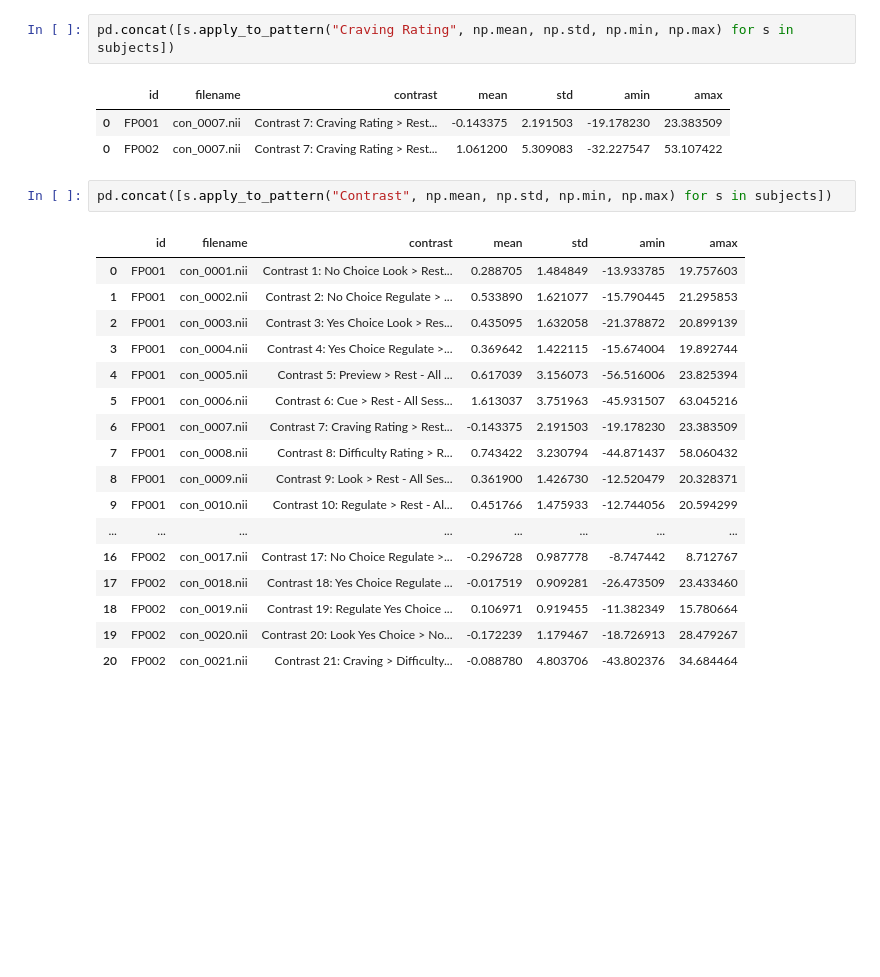
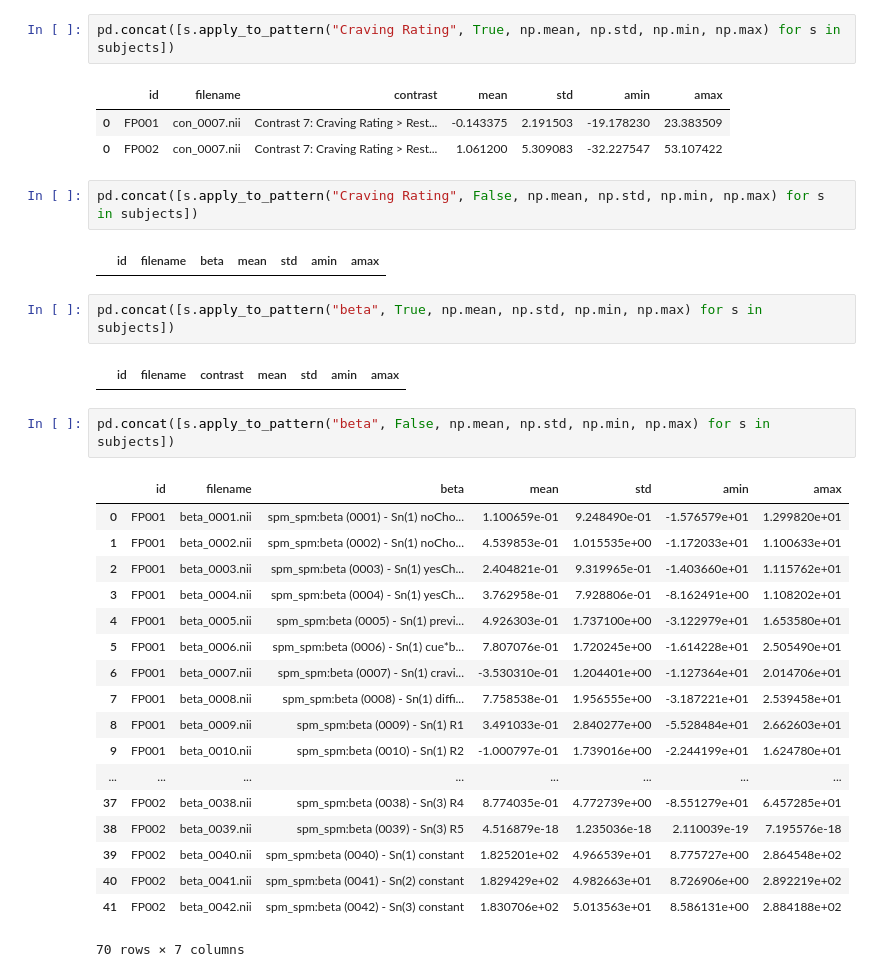
Before and after one commit to brainhack-eugene/model_check, a Jupyter notebook: check_fx.ipynb, the cells around one changed output. Drawn from its saved outputs; the diff is of its cells as text; blank space fills up the shorter version.

```diff
--- a/check_fx.ipynb
+++ b/check_fx.ipynb
@@ -68,26 +105,35 @@ Calculate summary stats (e.g., mean, SD, min, max) for each contrast image speci
 # %%
-pd.concat([s.apply_to_pattern("Craving Rating", np.mean, np.std, np.min, np.max) for s in subjects])
+pd.concat([s.apply_to_pattern("Craving Rating", True, np.mean, np.std, np.min, np.max) for s in subjects])
 # %% [output]
 |  | id | filename | contrast | mean | std | amin | amax |
 | 0 | FP001 | con_0007.nii | Contrast 7: Craving Rating > Rest... | -0.143375 | 2.191503 | -19.178230 | 23.383509 |
 | 0 | FP002 | con_0007.nii | Contrast 7: Craving Rating > Rest... | 1.061200 | 5.309083 | -32.227547 | 53.107422 |
+# %%
+pd.concat([s.apply_to_pattern("Craving Rating", False, np.mean, np.std, np.min, np.max) for s in subjects])
+# %% [output]
+|  | id | filename | beta | mean | std | amin | amax |
 # %%
-pd.concat([s.apply_to_pattern("Contrast", np.mean, np.std, np.min, np.max) for s in subjects])
+pd.concat([s.apply_to_pattern("beta", True, np.mean, np.std, np.min, np.max) for s in subjects])
 # %% [output]
 |  | id | filename | contrast | mean | std | amin | amax |
-| 0 | FP001 | con_0001.nii | Contrast 1: No Choice Look > Rest... | 0.288705 | 1.484849 | -13.933785 | 19.757603 |
-| 1 | FP001 | con_0002.nii | Contrast 2: No Choice Regulate > ... | 0.533890 | 1.621077 | -15.790445 | 21.295853 |
-| 2 | FP001 | con_0003.nii | Contrast 3: Yes Choice Look > Res... | 0.435095 | 1.632058 | -21.378872 | 20.899139 |
-| 3 | FP001 | con_0004.nii | Contrast 4: Yes Choice Regulate >... | 0.369642 | 1.422115 | -15.674004 | 19.892744 |
-| 4 | FP001 | con_0005.nii | Contrast 5: Preview > Rest - All ... | 0.617039 | 3.156073 | -56.516006 | 23.825394 |
-| 5 | FP001 | con_0006.nii | Contrast 6: Cue > Rest - All Sess... | 1.613037 | 3.751963 | -45.931507 | 63.045216 |
-| 6 | FP001 | con_0007.nii | Contrast 7: Craving Rating > Rest... | -0.143375 | 2.191503 | -19.178230 | 23.383509 |
-| 7 | FP001 | con_0008.nii | Contrast 8: Difficulty Rating > R... | 0.743422 | 3.230794 | -44.871437 | 58.060432 |
-| 8 | FP001 | con_0009.nii | Contrast 9: Look > Rest - All Ses... | 0.361900 | 1.426730 | -12.520479 | 20.328371 |
-| 9 | FP001 | con_0010.nii | Contrast 10: Regulate > Rest - Al... | 0.451766 | 1.475933 | -12.744056 | 20.594299 |
-| ... | ... | ... | ... | ... | ... | ... | ... |
-| 16 | FP002 | con_0017.nii | Contrast 17: No Choice Regulate >... | -0.296728 | 0.987778 | -8.747442 | 8.712767 |
-| 17 | FP002 | con_0018.nii | Contrast 18: Yes Choice Regulate ... | -0.017519 | 0.909281 | -26.473509 | 23.433460 |
-| 18 | FP002 | con_0019.nii | Contrast 19: Regulate Yes Choice ... | 0.106971 | 0.919455 | -11.382349 | 15.780664 |
-| 19 | FP002 | con_0020.nii | Contrast 20: Look Yes Choice > No... | -0.172239 | 1.179467 | -18.726913 | 28.479267 |
-| 20 | FP002 | con_0021.nii | Contrast 21: Craving > Difficulty... | -0.088780 | 4.803706 | -43.802376 | 34.684464 |
+# %%
+pd.concat([s.apply_to_pattern("beta", False, np.mean, np.std, np.min, np.max) for s in subjects])
+# %% [output]
+|  | id | filename | beta | mean | std | amin | amax |
+| 0 | FP001 | beta_0001.nii | spm_spm:beta (0001) - Sn(1) noCho... | 1.100659e-01 | 9.248490e-01 | -1.576579e+01 | 1.299820e+01 |
+| 1 | FP001 | beta_0002.nii | spm_spm:beta (0002) - Sn(1) noCho... | 4.539853e-01 | 1.015535e+00 | -1.172033e+01 | 1.100633e+01 |
+| 2 | FP001 | beta_0003.nii | spm_spm:beta (0003) - Sn(1) yesCh... | 2.404821e-01 | 9.319965e-01 | -1.403660e+01 | 1.115762e+01 |
+| 3 | FP001 | beta_0004.nii | spm_spm:beta (0004) - Sn(1) yesCh... | 3.762958e-01 | 7.928806e-01 | -8.162491e+00 | 1.108202e+01 |
+| 4 | FP001 | beta_0005.nii | spm_spm:beta (0005) - Sn(1) previ... | 4.926303e-01 | 1.737100e+00 | -3.122979e+01 | 1.653580e+01 |
+| 5 | FP001 | beta_0006.nii | spm_spm:beta (0006) - Sn(1) cue*b... | 7.807076e-01 | 1.720245e+00 | -1.614228e+01 | 2.505490e+01 |
+| 6 | FP001 | beta_0007.nii | spm_spm:beta (0007) - Sn(1) cravi... | -3.530310e-01 | 1.204401e+00 | -1.127364e+01 | 2.014706e+01 |
+| 7 | FP001 | beta_0008.nii | spm_spm:beta (0008) - Sn(1) diffi... | 7.758538e-01 | 1.956555e+00 | -3.187221e+01 | 2.539458e+01 |
+| 8 | FP001 | beta_0009.nii | spm_spm:beta (0009) - Sn(1) R1 | 3.491033e-01 | 2.840277e+00 | -5.528484e+01 | 2.662603e+01 |
+| 9 | FP001 | beta_0010.nii | spm_spm:beta (0010) - Sn(1) R2 | -1.000797e-01 | 1.739016e+00 | -2.244199e+01 | 1.624780e+01 |
+| ... | ... | ... | ... | ... | ... | ... | ... |
+| 37 | FP002 | beta_0038.nii | spm_spm:beta (0038) - Sn(3) R4 | 8.774035e-01 | 4.772739e+00 | -8.551279e+01 | 6.457285e+01 |
+| 38 | FP002 | beta_0039.nii | spm_spm:beta (0039) - Sn(3) R5 | 4.516879e-18 | 1.235036e-18 | 2.110039e-19 | 7.195576e-18 |
+| 39 | FP002 | beta_0040.nii | spm_spm:beta (0040) - Sn(1) constant | 1.825201e+02 | 4.966539e+01 | 8.775727e+00 | 2.864548e+02 |
+| 40 | FP002 | beta_0041.nii | spm_spm:beta (0041) - Sn(2) constant | 1.829429e+02 | 4.982663e+01 | 8.726906e+00 | 2.892219e+02 |
+| 41 | FP002 | beta_0042.nii | spm_spm:beta (0042) - Sn(3) constant | 1.830706e+02 | 5.013563e+01 | 8.586131e+00 | 2.884188e+02 |
+70 rows × 7 columns
```
Also changed, not shown: parts of 9 cells of this notebook.
